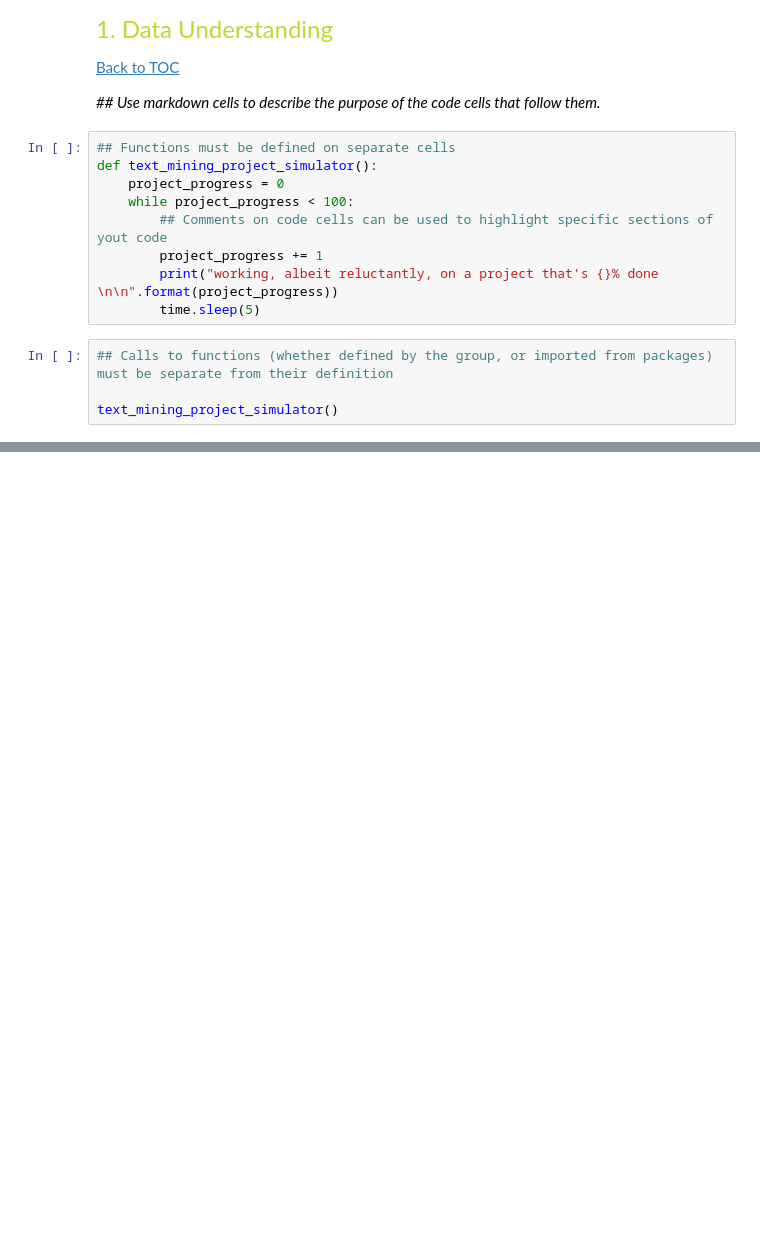
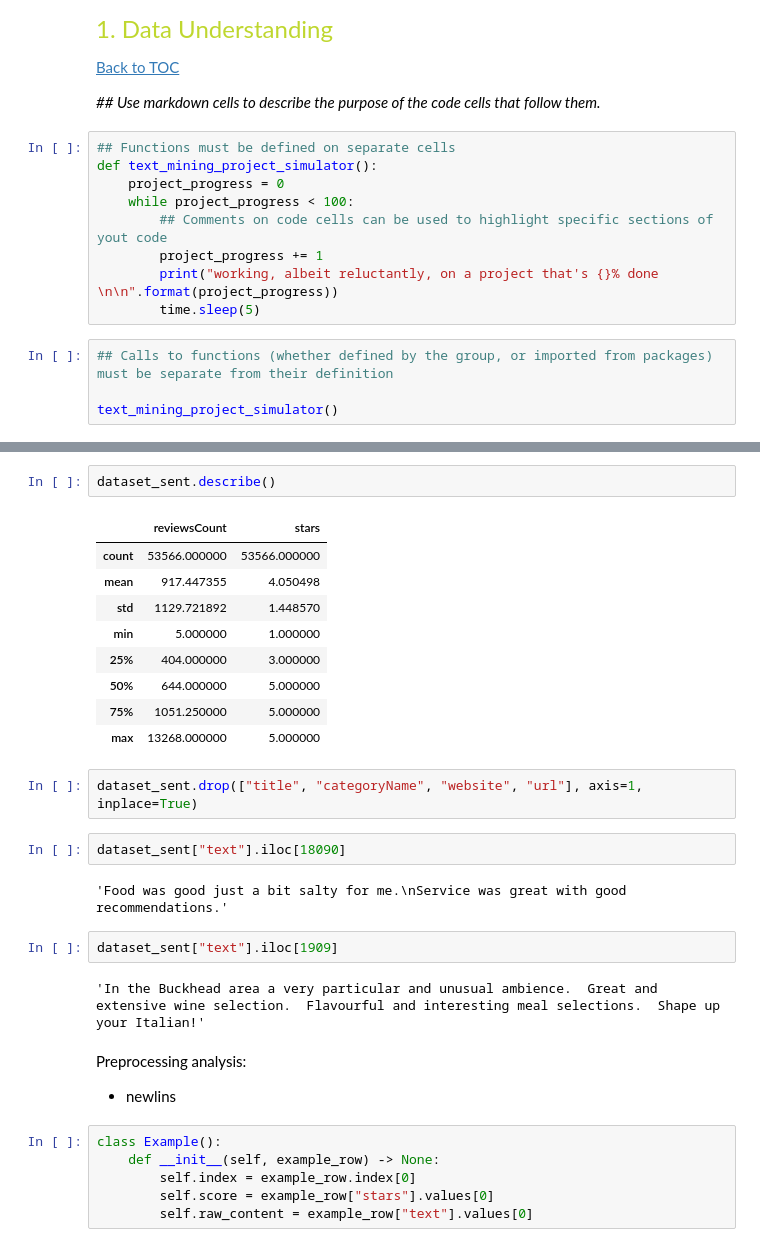
Before and after one commit to Dari212/TextMiningProject, a Jupyter notebook: TM2526_project_sow_Annex_B_Notebook_Template.ipynb, the cells around one changed output, grey strips where cells are left out. Saved outputs shown, nothing was run; the diff lists cells and outputs as text; blank space fills up the shorter version.

```diff
--- a/TM2526_project_sow_Annex_B_Notebook_Template.ipynb
+++ b/TM2526_project_sow_Annex_B_Notebook_Template.ipynb
@@ -52,0 +111,31 @@ text_mining_project_simulator()
+# %%
+dataset_sent.describe()
+# %% [output]
+|  | reviewsCount | stars |
+| count | 53566.000000 | 53566.000000 |
+| mean | 917.447355 | 4.050498 |
+| std | 1129.721892 | 1.448570 |
+| min | 5.000000 | 1.000000 |
+| 25% | 404.000000 | 3.000000 |
+| 50% | 644.000000 | 5.000000 |
+| 75% | 1051.250000 | 5.000000 |
+| max | 13268.000000 | 5.000000 |
+# %%
+dataset_sent.drop(["title", "categoryName", "website", "url"], axis=1, inplace=True)
+# %%
+dataset_sent["text"].iloc[18090]
+# %% [output]
+'Food was good just a bit salty for me.\nService was great with good recommendations.'
+# %%
+dataset_sent["text"].iloc[1909]
+# %% [output]
+'In the Buckhead area a very particular and unusual ambience.  Great and extensive wine selection.  Flavourful and interesting meal selections.  Shape up your Italian!'
+# %% [markdown]
+Preprocessing analysis:
+- newlins
+# %%
+class Example():
+    def __init__(self, example_row) -> None:
+        self.index = example_row.index[0]
+        self.score = example_row["stars"].values[0]
+        self.raw_content = example_row["text"].values[0]
```
Also changed, not shown: parts of 33 cells of this notebook, 1 other file.
